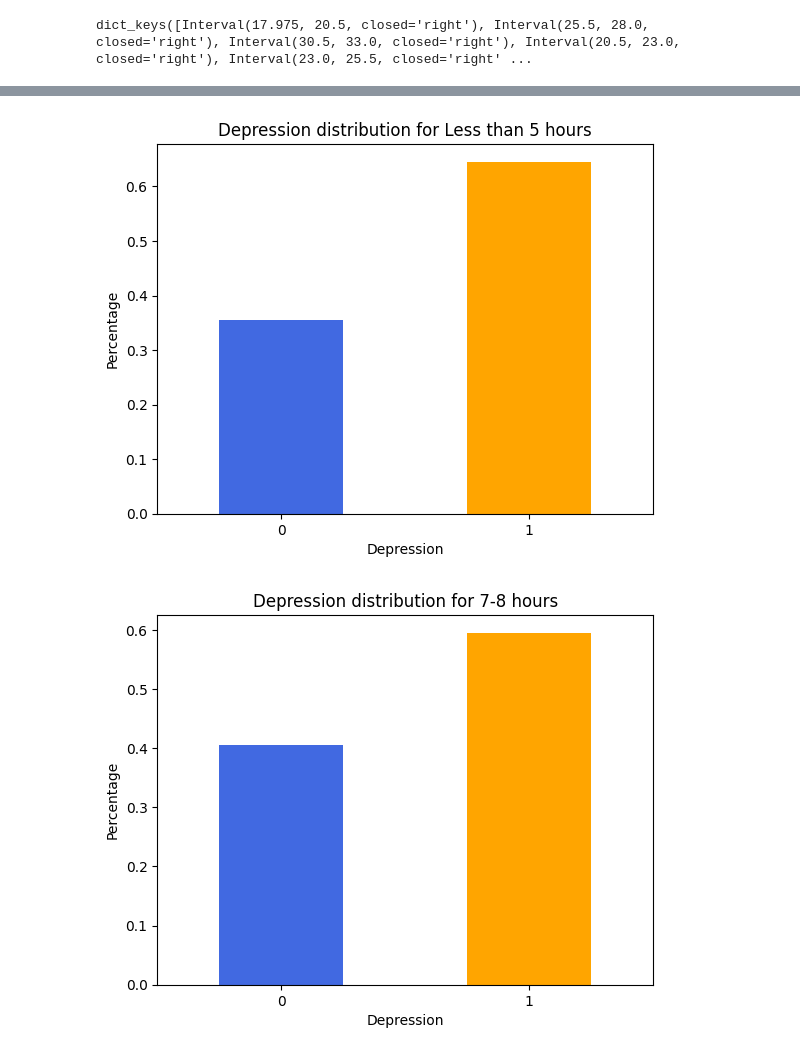
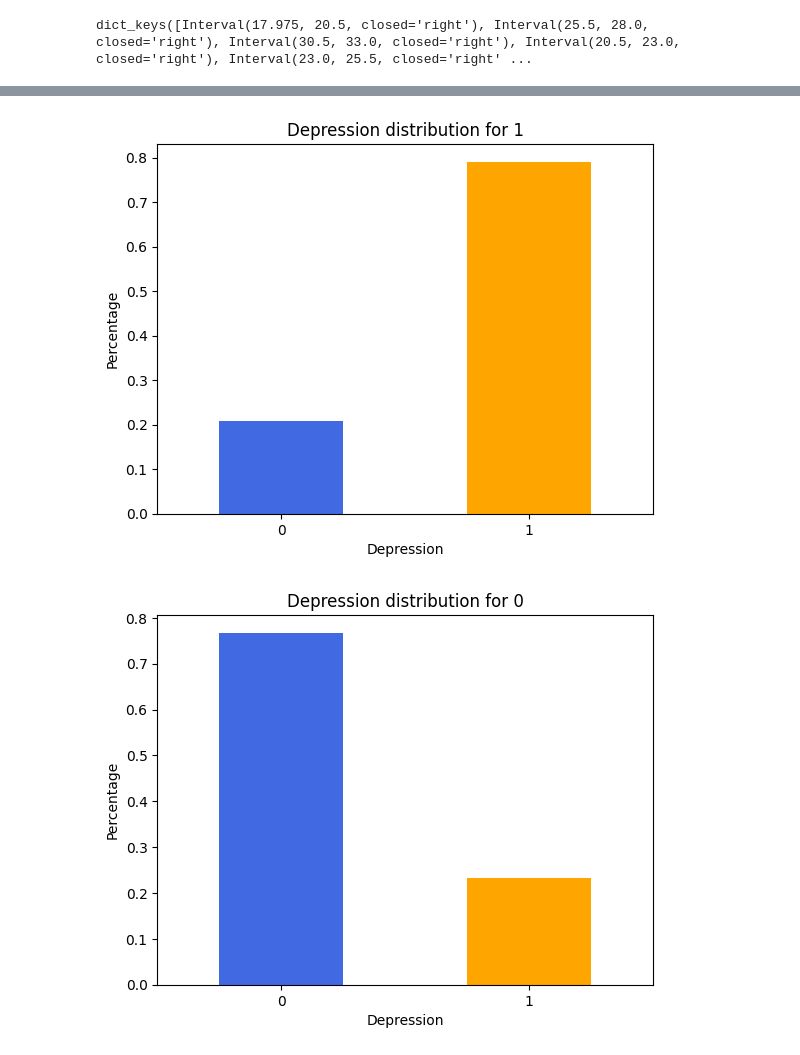
Before and after one commit to ShangolMangol/AlgoForDecisions, a Jupyter notebook: project/interesting_visualizations.ipynb, the cells around one changed output, grey strips where cells are left out. Drawn from its saved outputs; the diff is of its cells as text; code cells hidden in the pictures.

```diff
--- a/project/interesting_visualizations.ipynb
+++ b/project/interesting_visualizations.ipynb
@@ -18,3 +18,5 @@ target_column = 'Depression'
 
 dataset.head()
 dataset[target_column].value_counts()
+
+dataset = dataset.drop(columns=['Profession', 'Work Pressure', 'Job Satisfaction'])
@@ -50,5 +47,6 @@ fill_missing_values(dataset)
 # %%
 def bin_numerical_columns(dataframe):
+    binned_cloumns = []
     dataframe = dataframe.copy()
     for column in dataframe.columns:
         if pd.api.types.is_numeric_dtype(dataframe[column]):
@@ -64,7 +62,8 @@ def bin_numerical_columns(dataframe):
             # TODO: decide on bins sizes
             bins_number = 10
             dataframe[column] = pd.cut(dataframe[column], bins=bins_number, right=True)
-    return dataframe
+            binned_cloumns.append(column)
+    return dataframe, binned_cloumns
 # %%
 def subset_data(dataframe, column, value):
     return dataframe[dataframe[column] == value]
@@ -85,7 +84,7 @@ def create_subsets(dataframe):
         subsets[column] = create_subsets_for_column(dataframe, column)
     return subsets
 
-binned_dataset = bin_numerical_columns(dataset)
+binned_dataset, binned_columns = bin_numerical_columns(dataset)
 subsets_age = create_subsets_for_column(binned_dataset, 'Age')
 for key, value in subsets_age.items():
     print(f'{key}: {len(value)}')
@@ -199,22 +313,22 @@ def theils_u(x, y):
 # cramers_v_result = cramers_v(subset_age_18_20['Depression'], subset_age_18_20['Depression'])
 # print(f"Cramér's V Sleep Duration & 17-18 VS. Depression: {cramers_v_result}")
 
-sleep_duration_map = {
-    'Less than 5 hours': 1,
-    '5-6 hours': 2,
-    '7-8 hours': 3,
-    'More than 8 hours': 4,
-    'Others': 5  # Or you can drop 'Others' if it doesn't make sense to assign a value
-}
+# sleep_duration_map = {
+#     'Less than 5 hours': 1,
+#     '5-6 hours': 2,
+#     '7-8 hours': 3,
+#     'More than 8 hours': 4,
+#     'Others': 5  # Or you can drop 'Others' if it doesn't make sense to assign a value
+# }
 
-binned_dataset['Sleep_Duration_numeric'] = binned_dataset['Sleep Duration'].map(sleep_duration_map)
+# binned_dataset['Sleep_Duration_numeric'] = binned_dataset['Sleep Duration'].map(sleep_duration_map)
 
-correlation, p_value = spearmanr(binned_dataset['Sleep Duration'], binned_dataset['Depression'])
-print(f"Spearman's Rank Correlation between Sleep Duration and Depression: {correlation}")
-print(f"P-value: {p_value}")
+# correlation, p_value = spearmanr(binned_dataset['Sleep Duration'], binned_dataset['Depression'])
+# print(f"Spearman's Rank Correlation between Sleep Duration and Depression: {correlation}")
+# print(f"P-value: {p_value}")
 
-correlation = binned_dataset['Sleep_Duration_numeric'].corr(binned_dataset['Depression'])
-print(f"Pearson's Correlation between Age and Depression: {correlation}")
+# correlation = binned_dataset['Sleep_Duration_numeric'].corr(binned_dataset['Depression'])
+# print(f"Pearson's Correlation between Age and Depression: {correlation}")
 
-theils_u_result = theils_u(binned_dataset['Age'], binned_dataset['Depression'])
-print(f"Theil's U (Age -> Depression): {theils_u_result}")
+# theils_u_result = theils_u(binned_dataset['Age'], binned_dataset['Depression'])
+# print(f"Theil's U (Age -> Depression): {theils_u_result}")
@@ -250,33 +360,33 @@ import matplotlib.pyplot as plt
 def show_bar_chart_subsets(dataframe, column_subsets, target_column):
     for subset_value, subset_data in column_subsets.items():
         column_to_show = subset_data[target_column]
 
         # Bar chart configuration
         plt.title(f'{target_column} distribution for {subset_value}')
         plt.xlabel(target_column)
         plt.ylabel('Percentage')
 
         # Plot the bar chart
         value_counts = column_to_show.value_counts(normalize=True).sort_index()
         value_counts.plot(kind='bar', color=['royalblue', 'orange'])
 
         # Set x-ticks to 0 and 1
         rotation = 45
         if pd.api.types.is_numeric_dtype(column_to_show):
             rotation = 0
         plt.xticks(rotation=rotation)
 
         # Show the plot
         plt.show()
 
 # Example usage
-subset_sleep_duration = create_subsets_for_column(binned_dataset, 'Sleep Duration')
+subset_sleep_duration = create_subsets_for_column(binned_dataset, 'Have you ever had suicidal thoughts ?')
 
 show_bar_chart_subsets(binned_dataset, subset_sleep_duration, 'Depression')
 
 # subset_age = create_subsets_for_column(binned_dataset, 'Age')
 
 # show_bar_chart_subsets(binned_dataset, subset_age, 'Depression')
 # %% [output]
-[figure, old version]
+[figure, new version]
-[figure, old version]
+[figure, new version]
```
Also changed, not shown: parts of 7 cells of this notebook.
